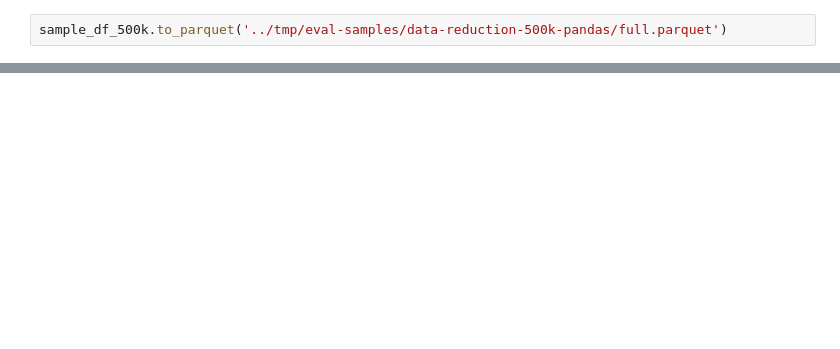
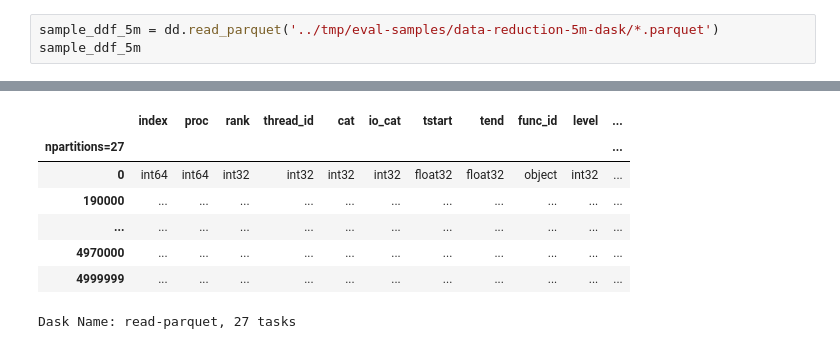
Before and after one commit to izzet/wisio, a Jupyter notebook: notebooks/evals/data-reduction-prep.ipynb, the cells around one changed output, grey strips where cells are left out. Saved outputs shown, nothing was run; the diff lists cells and outputs as text; blank space fills up the shorter version.

```diff
--- a/notebooks/evals/data-reduction-prep.ipynb
+++ b/notebooks/evals/data-reduction-prep.ipynb
@@ -59,3 +139,4 @@ time: 1.53 s (started: 2023-06-14 17:11:56 -07:00)
 # %%
-sample_df_500k.to_parquet('../tmp/eval-samples/data-reduction-500k-pandas/full.parquet')
+sample_ddf_5m = dd.read_parquet('../tmp/eval-samples/data-reduction-5m-dask/*.parquet')
+sample_ddf_5m
 # %% [output]
@@ -62,0 +144,8 @@ time: 1.62 s (started: 2023-06-14 17:12:55 -07:00)
+|  | index | proc | rank | thread_id | cat | io_cat | tstart | tend | func_id | level | ... |
+| npartitions=27 |  |  |  |  |  |  |  |  |  |  | ... |
+| 0 | int64 | int64 | int32 | int32 | int32 | int32 | float32 | float32 | object | int32 | ... |
+| 190000 | ... | ... | ... | ... | ... | ... | ... | ... | ... | ... | ... |
+| ... | ... | ... | ... | ... | ... | ... | ... | ... | ... | ... | ... |
+| 4970000 | ... | ... | ... | ... | ... | ... | ... | ... | ... | ... | ... |
+| 4999999 | ... | ... | ... | ... | ... | ... | ... | ... | ... | ... | ... |
+Dask Name: read-parquet, 27 tasks
```
Also changed, not shown: parts of 39 cells of this notebook, 5 other files.
